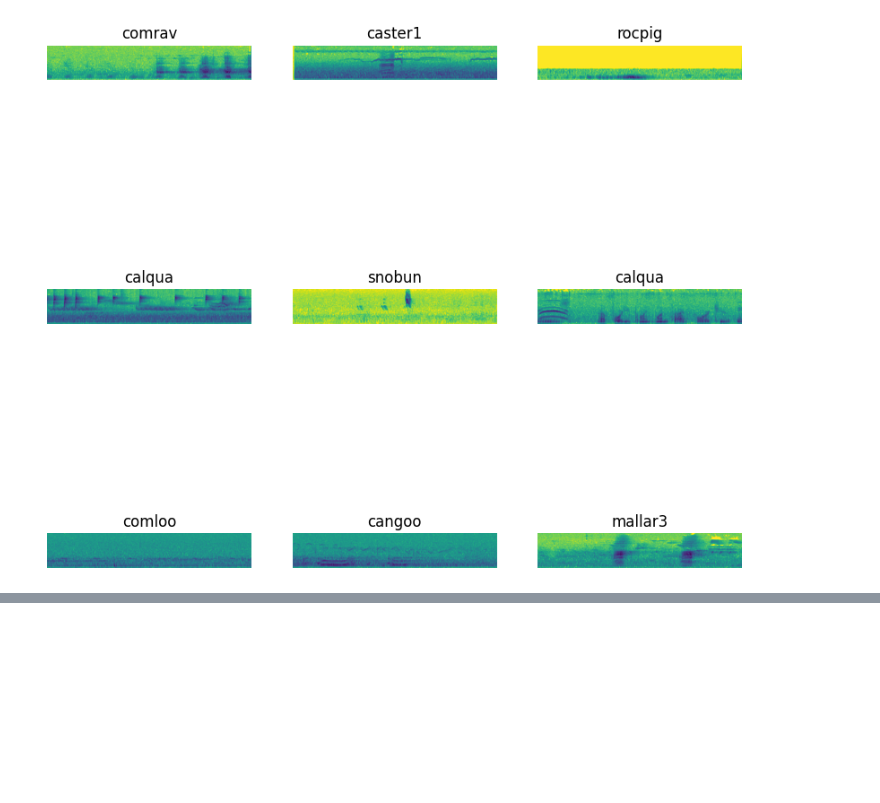
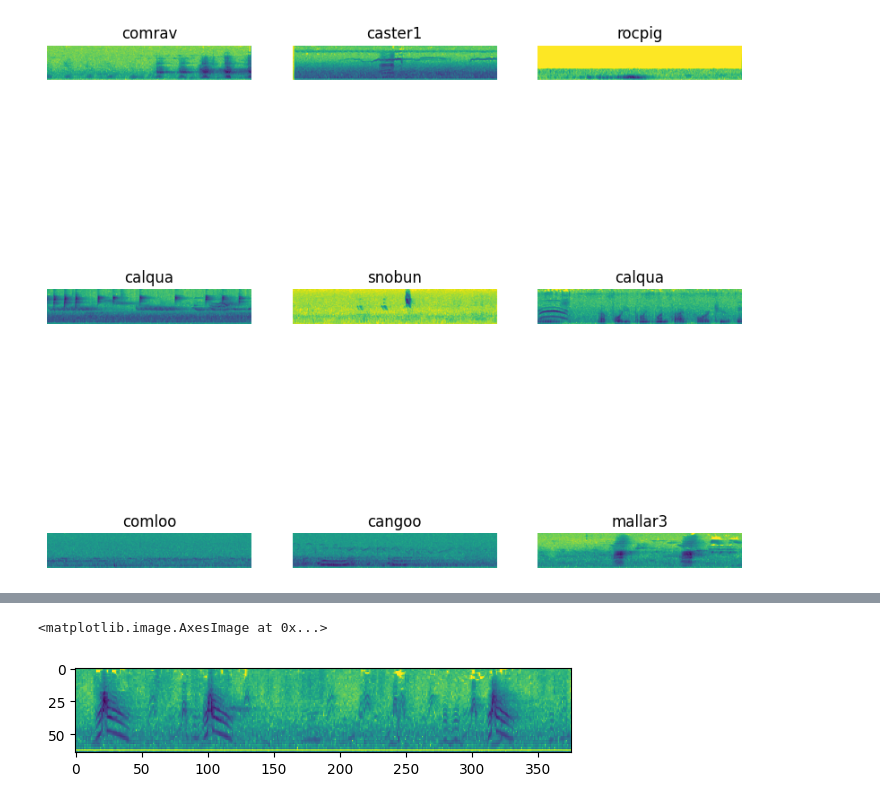
Before and after one commit to PiaffNet/birdsong_classifier, a Jupyter notebook: notebooks/model_test.ipynb, the cells around one changed output, grey strips where cells are left out. Cells and saved outputs as stored; diff of their text form; code cells hidden in the pictures; blank space fills up the shorter version.

```diff
--- a/notebooks/model_test.ipynb
+++ b/notebooks/model_test.ipynb
@@ -104,0 +233,2 @@ history = model.fit(
+# %%
+brid = np.array(list(val_ds)[0][0][8])
@@ -104,0 +251,5 @@ history = model.fit(
+# %%
+plt.imshow(brid)
+# %% [output]
+<matplotlib.image.AxesImage at 0x...>
+[figure, added]
```
Also changed, not shown: parts of 14 cells of this notebook.
